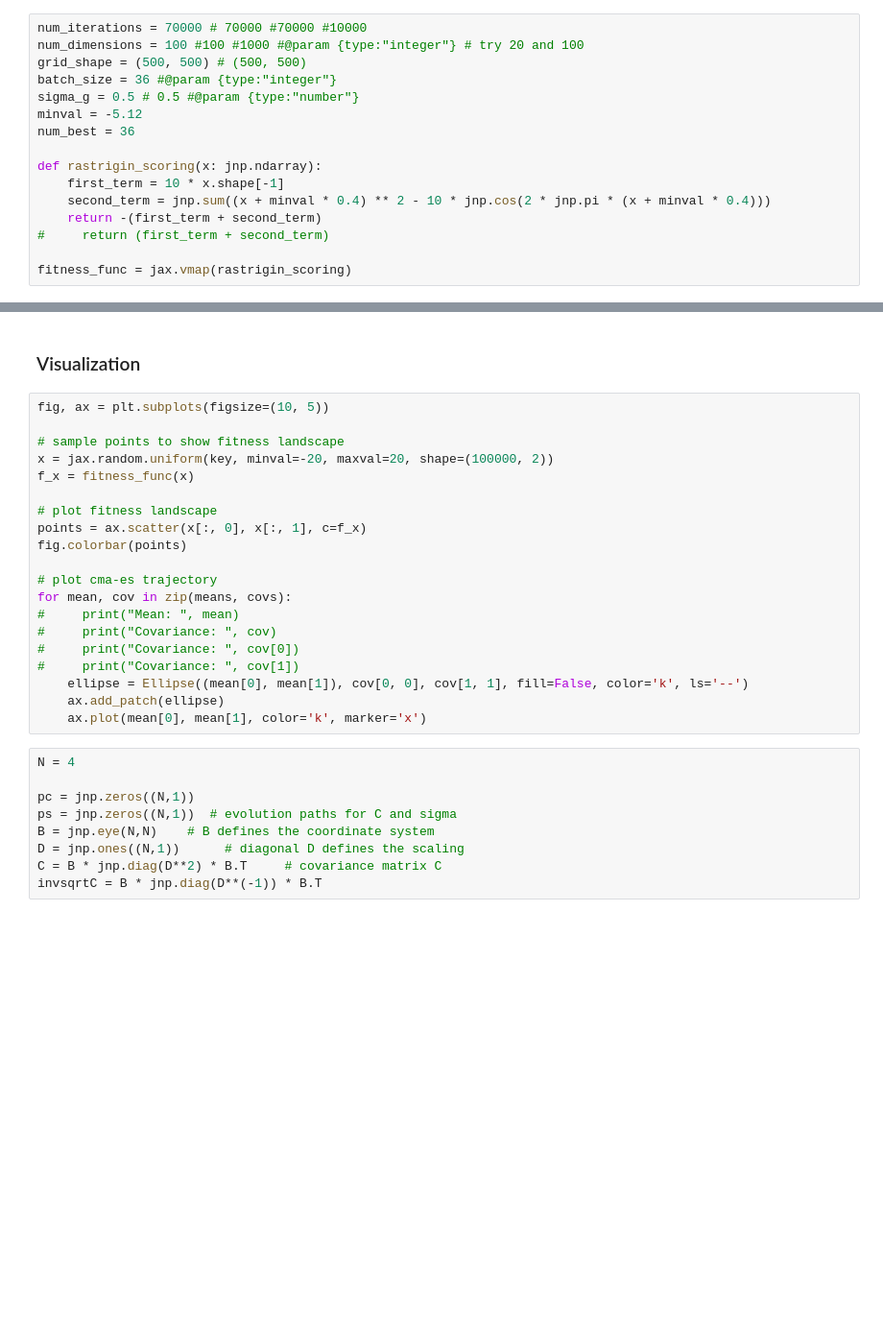
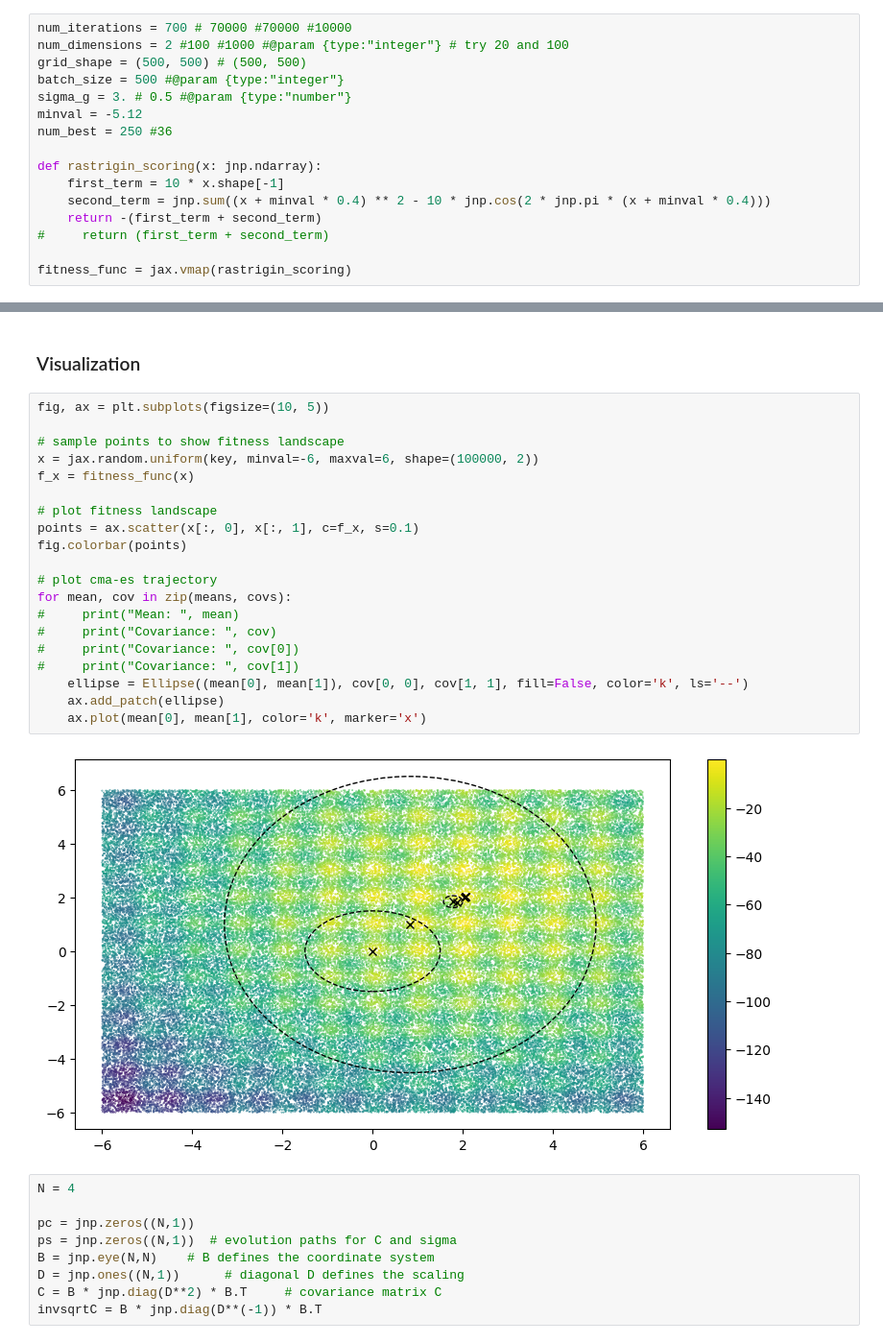
Before and after one commit to adaptive-intelligent-robotics/QDax, a Jupyter notebook: notebooks/cmaes_example.ipynb, the cells around one changed output, grey strips where cells are left out. Shown at 96% size. Drawn from its saved outputs; the diff is of its cells as text; blank space fills up the shorter version.

```diff
--- a/notebooks/cmaes_example.ipynb
+++ b/notebooks/cmaes_example.ipynb
@@ -16,13 +16,13 @@ from qdax.core.cmaes import CMAES
 # %%
 fitness_func = lambda x: -jnp.sum((x - 5.0) * (x - 5.0), axis=-1)
 # %%
-num_iterations = 70000 # 70000 #70000 #10000
-num_dimensions = 100 #100 #1000 #@param {type:"integer"} # try 20 and 100
+num_iterations = 700 # 70000 #70000 #10000
+num_dimensions = 2 #100 #1000 #@param {type:"integer"} # try 20 and 100
 grid_shape = (500, 500) # (500, 500)
-batch_size = 36 #@param {type:"integer"}
-sigma_g = 0.5 # 0.5 #@param {type:"number"}
+batch_size = 500 #@param {type:"integer"}
+sigma_g = 3. # 0.5 #@param {type:"number"}
 minval = -5.12
-num_best = 36
+num_best = 250 #36
 
 def rastrigin_scoring(x: jnp.ndarray):
     first_term = 10 * x.shape[-1]
@@ -129,23 +153,25 @@ DeviceArray([1.0532064 , 0.05809125, 2.048349  , 0.05819275, 1.0531707 ,
 # %%
 fig, ax = plt.subplots(figsize=(10, 5))
 
 # sample points to show fitness landscape
-x = jax.random.uniform(key, minval=-20, maxval=20, shape=(100000, 2))
+x = jax.random.uniform(key, minval=-6, maxval=6, shape=(100000, 2))
 f_x = fitness_func(x)
 
 # plot fitness landscape
-points = ax.scatter(x[:, 0], x[:, 1], c=f_x)
+points = ax.scatter(x[:, 0], x[:, 1], c=f_x, s=0.1)
 fig.colorbar(points)
 
 # plot cma-es trajectory
 for mean, cov in zip(means, covs):
 #     print("Mean: ", mean)
 #     print("Covariance: ", cov)
 #     print("Covariance: ", cov[0])
 #     print("Covariance: ", cov[1])
     ellipse = Ellipse((mean[0], mean[1]), cov[0, 0], cov[1, 1], fill=False, color='k', ls='--')
     ax.add_patch(ellipse)
     ax.plot(mean[0], mean[1], color='k', marker='x')
+# %% [output]
+[figure, added]
 # %%
 N = 4
 
```
Also changed, not shown: parts of 5 cells of this notebook, 2 other files.
